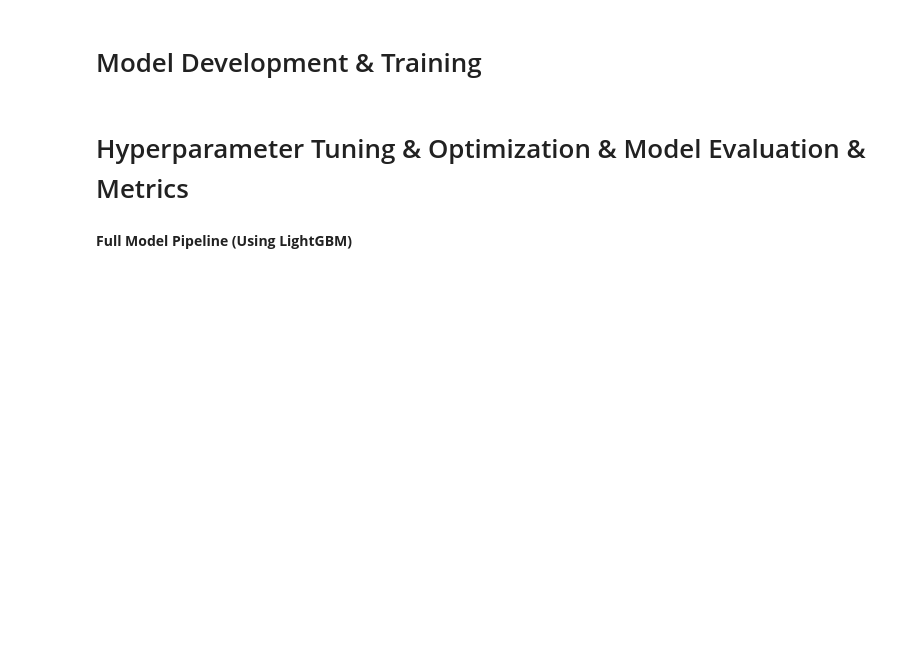
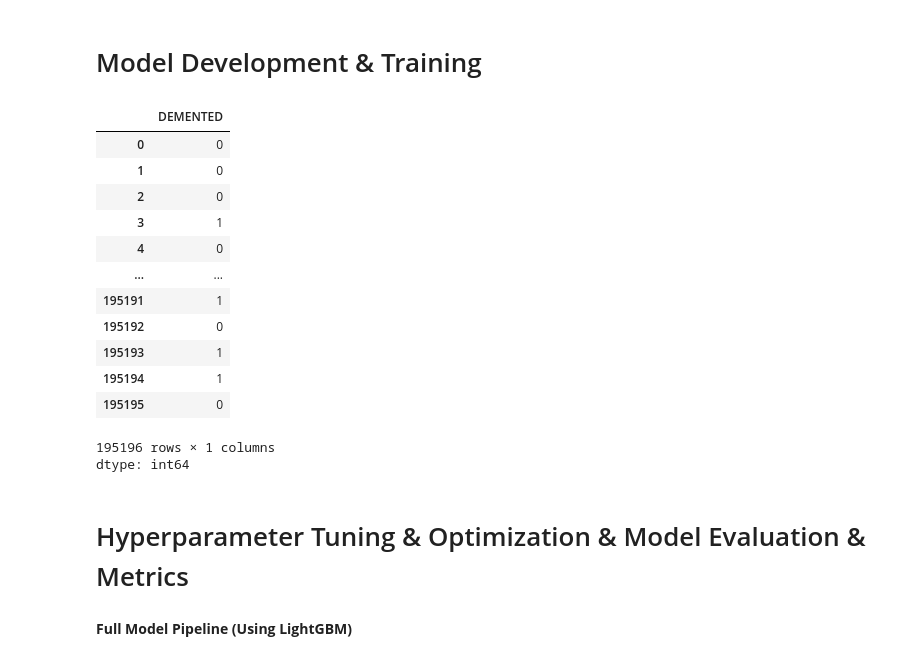
Before and after one commit to kmoshada/Hackathon, a Jupyter notebook: BOOK.ipynb, the cells around one changed output. Drawn from its saved outputs; the diff is of its cells as text; code cells hidden in the pictures; blank space fills up the shorter version.

```diff
--- a/BOOK.ipynb
+++ b/BOOK.ipynb
@@ -137,6 +149,23 @@ categorical_features = [
     'INLIVWTH', 'INVISITS', 'INCALLS', 'INRELY', 'NACCNIHR', 'TELCOV',
     'TELMOD', 'NOGDS'
 ]
+# %%
+lev1['DEMENTED']
+# %% [output]
+|  | DEMENTED |
+| 0 | 0 |
+| 1 | 0 |
+| 2 | 0 |
+| 3 | 1 |
+| 4 | 0 |
+| ... | ... |
+| 195191 | 1 |
+| 195192 | 0 |
+| 195193 | 1 |
+| 195194 | 1 |
+| 195195 | 0 |
+195196 rows × 1 columns
+dtype: int64
 # %% [markdown]
 # Hyperparameter Tuning & Optimization & Model Evaluation & Metrics
 # %%
```
Also changed, not shown: parts of 18 cells of this notebook.
